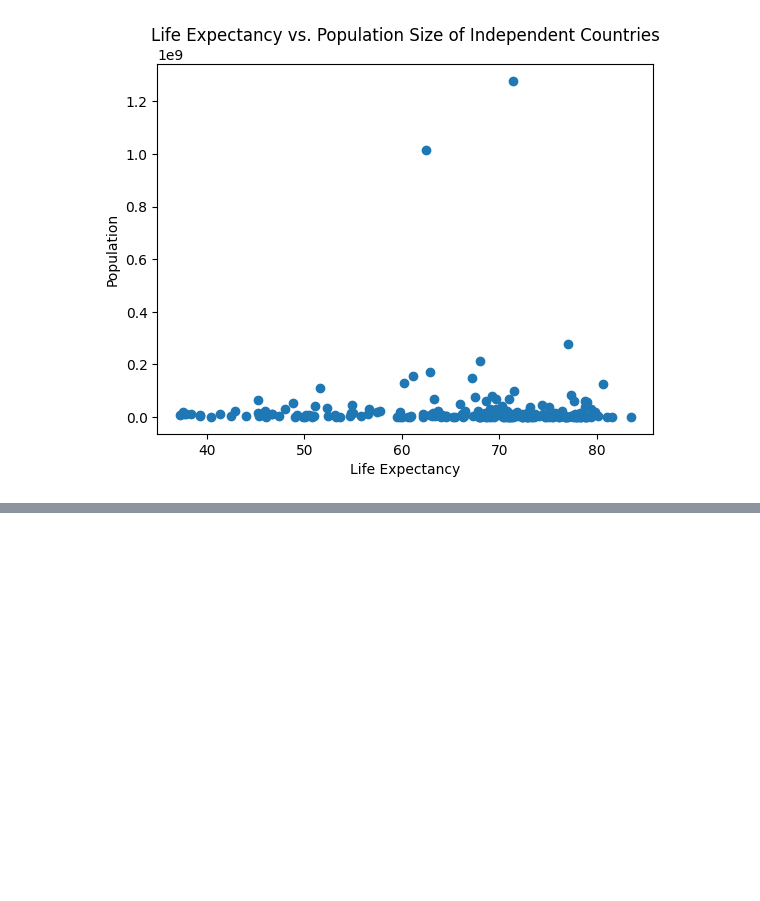
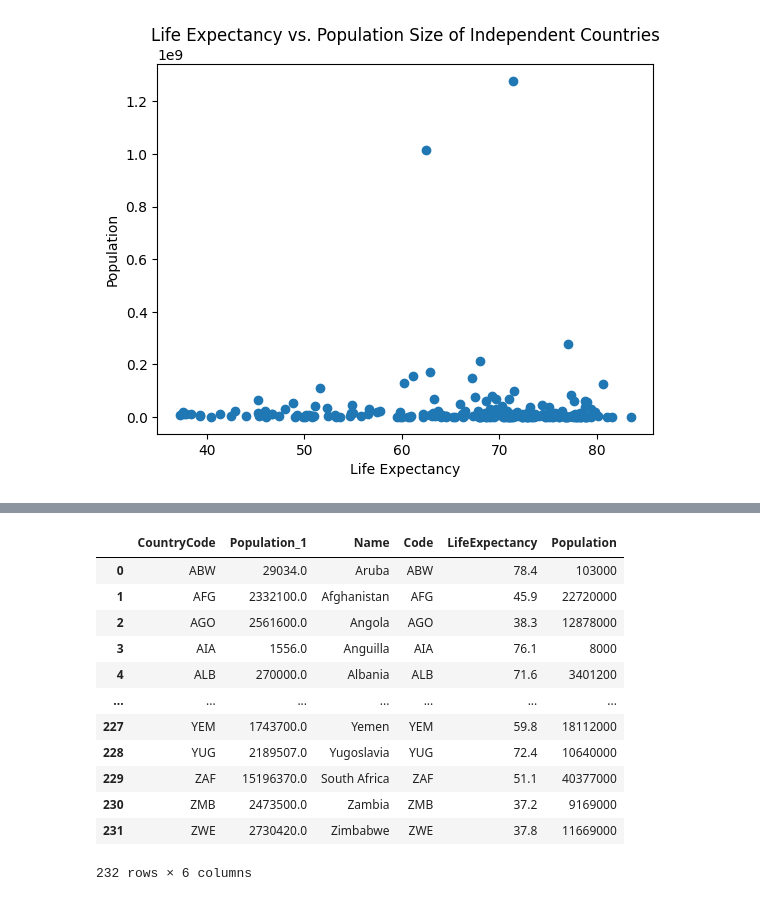
Before and after one commit to rjgott/ProblemSet5, a Jupyter notebook: ps5_main.ipynb, the cells around one changed output, grey strips where cells are left out. Cells and saved outputs as stored; diff of their text form; code cells hidden in the pictures; blank space fills up the shorter version.

Commit message:
Extra credit code added.

```diff
--- a/ps5_main.ipynb
+++ b/ps5_main.ipynb
@@ -234,3 +234,14 @@ plt.title('Life Expectancy vs. Population Size of Independent Countries')
 # %% [output]
 Text(0.5, 1.0, 'Life Expectancy vs. Population Size of Independent Countries')
 [figure]
+# %%
+#Extra Credit - Plot LifeExpectancy vs total population of all cities in the country/total population of country
+
+# Auto-create the city and country objects basedon the metadata read into the DBInfo.
+city=Table('city', DBInfo, autoload=True)
+print(city.insert())
+
+country=Table('country', DBInfo, autoload=True)
+print(country.insert())
+
+#Use city and country objects created above to make one table with
@@ -236,0 +330,19 @@ Text(0.5, 1.0, 'Life Expectancy vs. Population Size of Independent Countries')
+# %%
+#Create df combining urban population calculation with life expectancy and population data
+
+df_comb = pd.merge(df_world_sum, df, how = 'inner', left_on = 'CountryCode', right_on = 'Code')
+df_comb
+# %% [output]
+|  | CountryCode | Population_1 | Name | Code | LifeExpectancy | Population |
+| 0 | ABW | 29034.0 | Aruba | ABW | 78.4 | 103000 |
+| 1 | AFG | 2332100.0 | Afghanistan | AFG | 45.9 | 22720000 |
+| 2 | AGO | 2561600.0 | Angola | AGO | 38.3 | 12878000 |
+| 3 | AIA | 1556.0 | Anguilla | AIA | 76.1 | 8000 |
+| 4 | ALB | 270000.0 | Albania | ALB | 71.6 | 3401200 |
+| ... | ... | ... | ... | ... | ... | ... |
+| 227 | YEM | 1743700.0 | Yemen | YEM | 59.8 | 18112000 |
+| 228 | YUG | 2189507.0 | Yugoslavia | YUG | 72.4 | 10640000 |
+| 229 | ZAF | 15196370.0 | South Africa | ZAF | 51.1 | 40377000 |
+| 230 | ZMB | 2473500.0 | Zambia | ZMB | 37.2 | 9169000 |
+| 231 | ZWE | 2730420.0 | Zimbabwe | ZWE | 37.8 | 11669000 |
+232 rows × 6 columns
```
Also changed, not shown: parts of 7 cells of this notebook.
